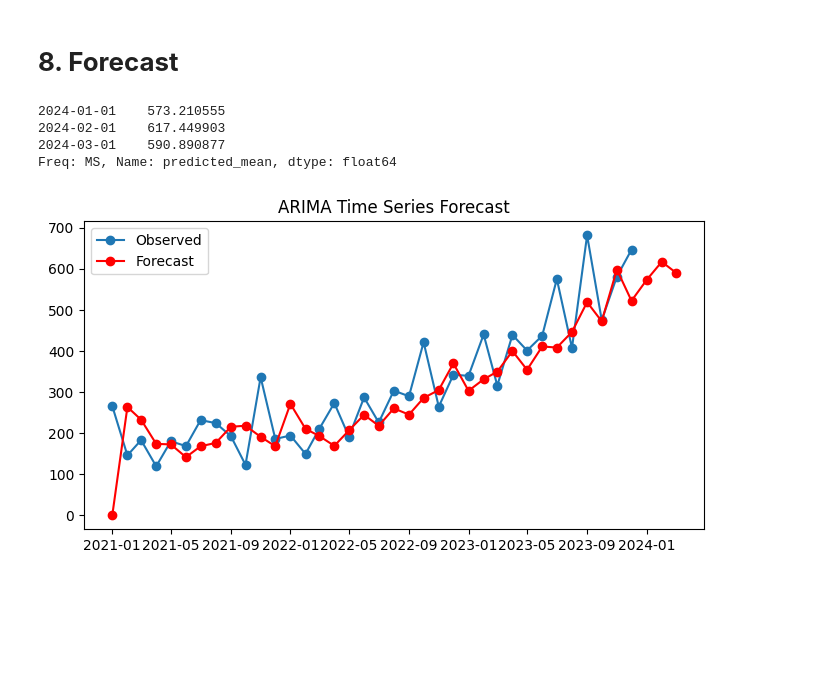
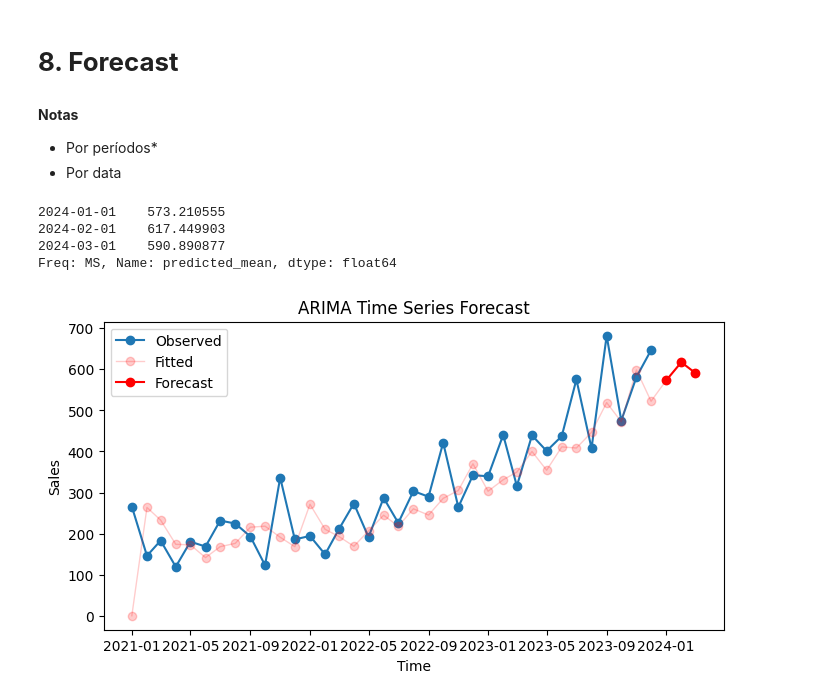
Before and after one commit to Rogerio-mack/IMT_CD_2026, a Jupyter notebook: Modelo_ARIMA_pipeline.ipynb, the cells around one changed output. Saved outputs shown, nothing was run; the diff lists cells and outputs as text; code cells hidden in the pictures; blank space fills up the shorter version.

```diff
--- a/Modelo_ARIMA_pipeline.ipynb
+++ b/Modelo_ARIMA_pipeline.ipynb
@@ -228,21 +296,31 @@ plt.show()
 [figure]
 # %% [markdown]
 # **8. Forecast**
+# %% [markdown]
+**Notas**
+
+* Por períodos\*
+* Por data
 # %%
 # Forecast 3 steps
 forecast_steps = 3
 predictions = model_fit.forecast(steps=forecast_steps)
 print(predictions)
 
 plt.figure(figsize=(8, 4))
 plt.plot(df, label="Observed", marker="o")
-plt.plot(pd.concat([model_fit.fittedvalues,predictions]), label="Forecast", marker="o", color="red")
+
+plt.plot(pd.concat([model_fit.fittedvalues,predictions]), label="Fitted", marker="o", color="red", alpha=0.2, lw=1)
+plt.plot(predictions, label="Forecast", marker="o", color="red")
+
+plt.xlabel("Time")
+plt.ylabel("Sales")
 plt.legend()
 plt.title("ARIMA Time Series Forecast")
 plt.show()
 # %% [output]
 2024-01-01    573.210555
 2024-02-01    617.449903
 2024-03-01    590.890877
 Freq: MS, Name: predicted_mean, dtype: float64
-[figure, old version]
+[figure, new version]
```
Also changed, not shown: parts of 8 cells of this notebook.
